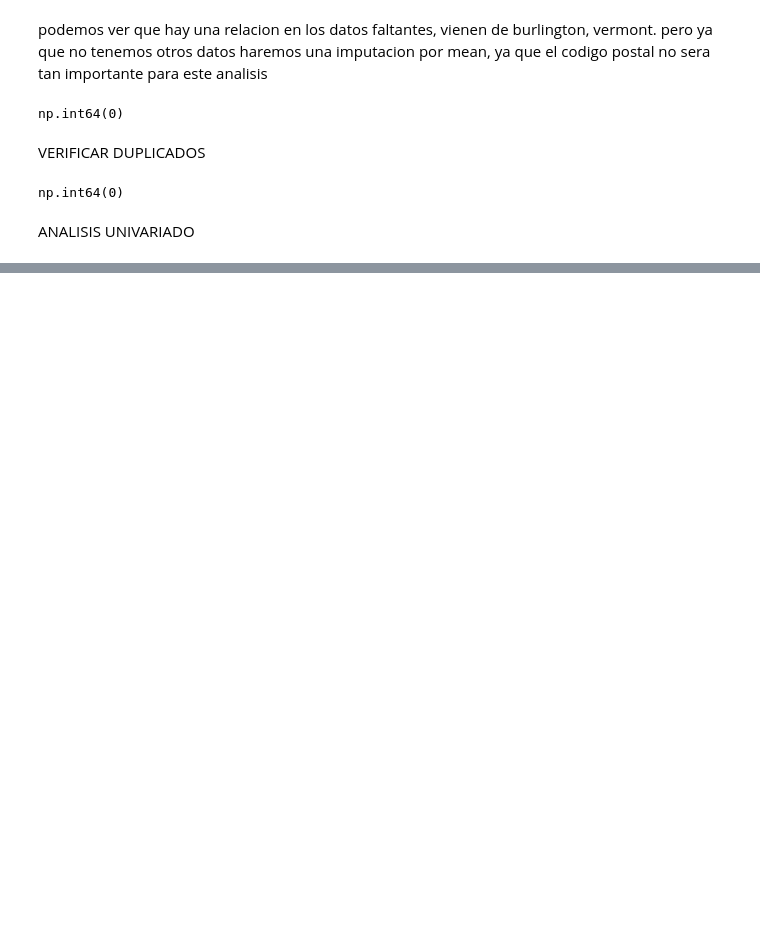
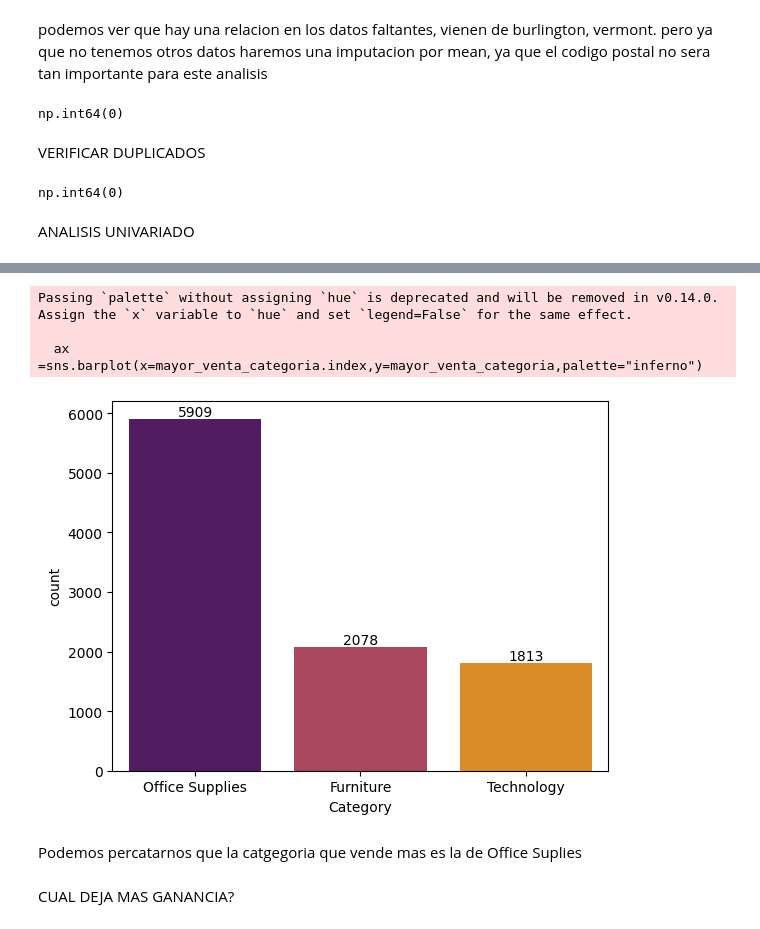
Before and after one commit to snoopynwn/analisis_de_datos_simple, a Jupyter notebook: analisis.ipynb, the cells around one changed output, grey strips where cells are left out. Cells and saved outputs as stored; diff of their text form; code cells hidden in the pictures; blank space fills up the shorter version.

```diff
--- a/analisis.ipynb
+++ b/analisis.ipynb
@@ -154,0 +200,13 @@ Passing `palette` without assigning `hue` is deprecated and will be removed in v
+# %%
+ax =sns.barplot(x=mayor_venta_categoria.index,y=mayor_venta_categoria,palette="inferno")
+for conteiners in ax.containers:
+    ax.bar_label(container=conteiners)
+# %% [output]
+Passing `palette` without assigning `hue` is deprecated and will be removed in v0.14.0. Assign the `x` variable to `hue` and set `legend=False` for the same effect.
+
+  ax =sns.barplot(x=mayor_venta_categoria.index,y=mayor_venta_categoria,palette="inferno")
+[figure, added]
+# %% [markdown]
+Podemos percatarnos que la catgegoria que vende mas es la de Office Suplies
+# %% [markdown]
+CUAL DEJA MAS GANANCIA?
```
Also changed, not shown: parts of 23 cells of this notebook, 1 other file.
